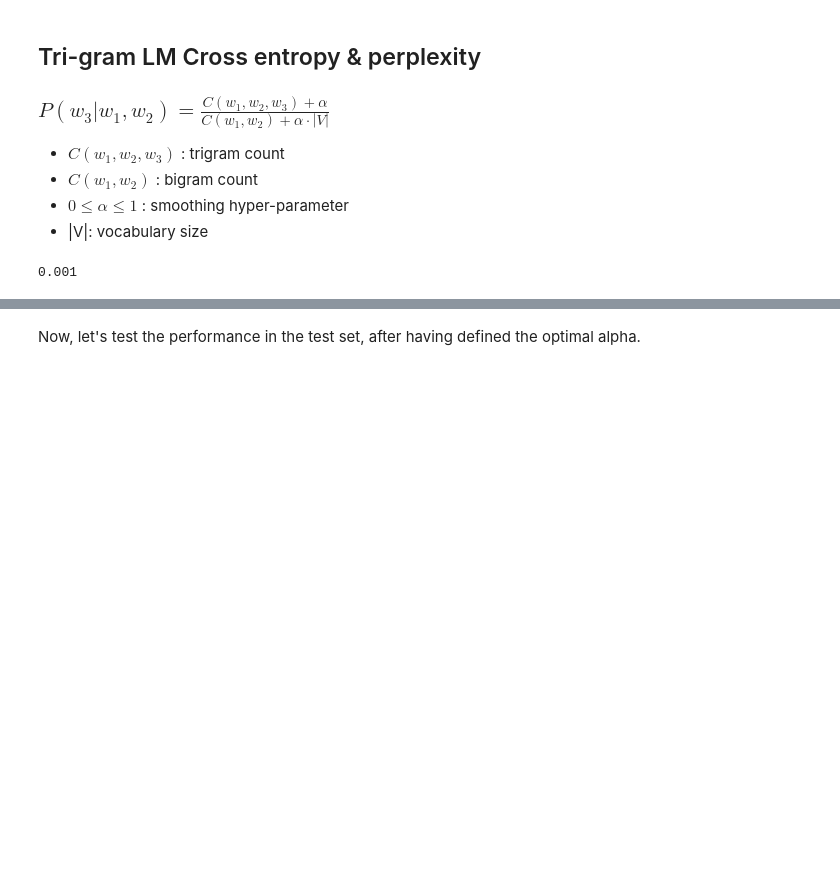
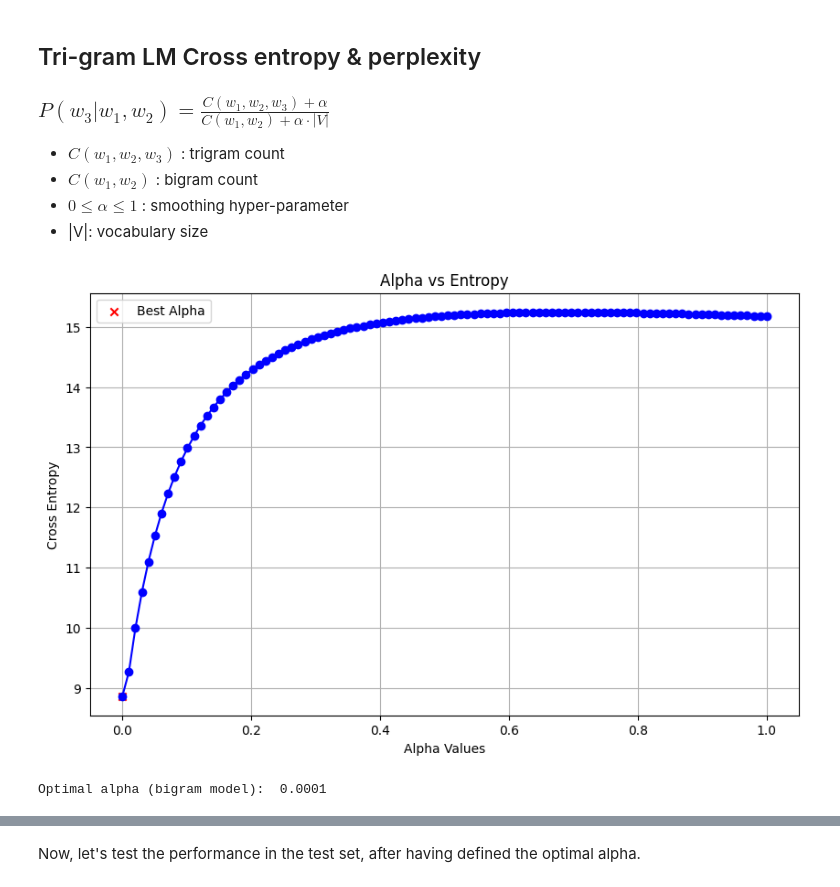
Before and after one commit to VassilisDrouzas/Natural-Language-Processing, a Jupyter notebook: TA Assignment 1.ipynb, the cells around one changed output, grey strips where cells are left out. Saved outputs shown, nothing was run; the diff lists cells and outputs as text; code cells hidden in the pictures; blank space fills up the shorter version.

Commit message:
added plot alpha vs entropy

```diff
--- a/TA Assignment 1.ipynb
+++ b/TA Assignment 1.ipynb
@@ -374,6 +374,20 @@ def perplexity(cross_entropy: float) -> float:
              Lower values indicate better performance in predicting the dataset.
     """
     return 2**cross_entropy
+# %%
+def plot_alpha_vs_entropy(alpha_values, entropy, best_index):
+    plt.figure(figsize=(10, 6))
+    plt.plot(alpha_values, entropy, marker='o', linestyle='-', color='b')
+    plt.title('Alpha vs Entropy')
+    plt.xlabel('Alpha Values')
+    plt.ylabel('Cross Entropy')
+    plt.grid(True)
+
+    # Highlight the best alpha value
+    plt.scatter(alpha_values[best_index], entropy[best_index], color='r', marker='x', label='Best Alpha')
+
+    plt.legend()
+    plt.show()
 # %%
 def ngram_model_alpha_search(fitted_model: BaseNgramModel,
                              alpha_values: np.ndarray,
@@ -384,15 +398,19 @@ def ngram_model_alpha_search(fitted_model: BaseNgramModel,
         fitted_model.alpha = alpha_values[i]
         entropy_arr[i] = cross_entropy(fitted_model, validation_dataset)
 
+
     best_index = np.argmin(entropy_arr)
+    plot_alpha_vs_entropy(alpha_values,entropy_arr, best_index)
     return alpha_values[best_index]
 # %%
 bi_model = BigramModel(alpha=0.001)
 bi_model.fit(train_corpus)
 
-ngram_model_alpha_search(bi_model, np.linspace(0.001, 1, 100), development_set)
+bi_opt_alpha = ngram_model_alpha_search(bi_model, np.linspace(0.0001, 1, 100), development_set)
+print("Optimal alpha (bigram model): ", bi_opt_alpha)
 # %% [output]
+[figure, added]
-0.001
+Optimal alpha (bigram model):  0.0001
 # %%
 tri_model = TrigramModel(alpha=0.001)
 tri_model.fit(train_corpus)
```
Also changed, not shown: parts of 10 cells of this notebook.
